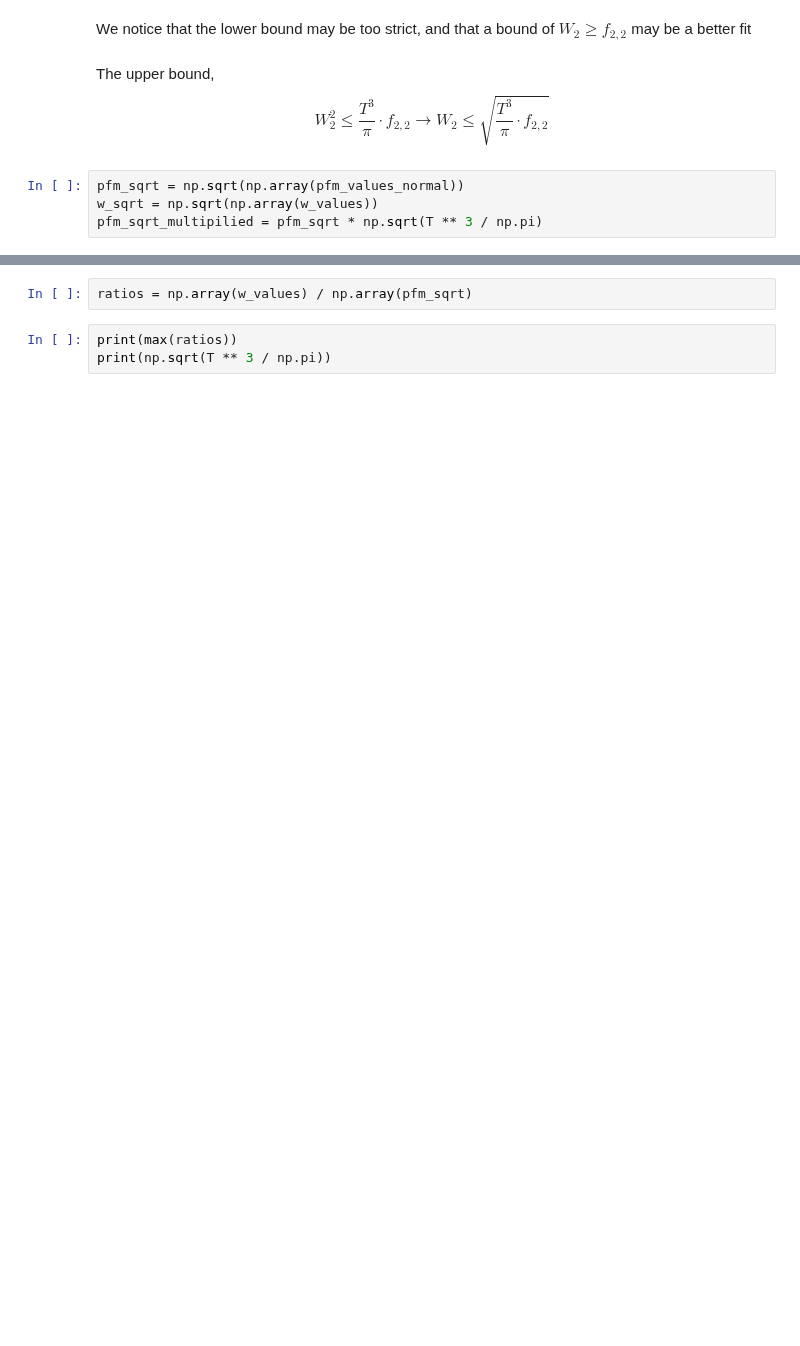
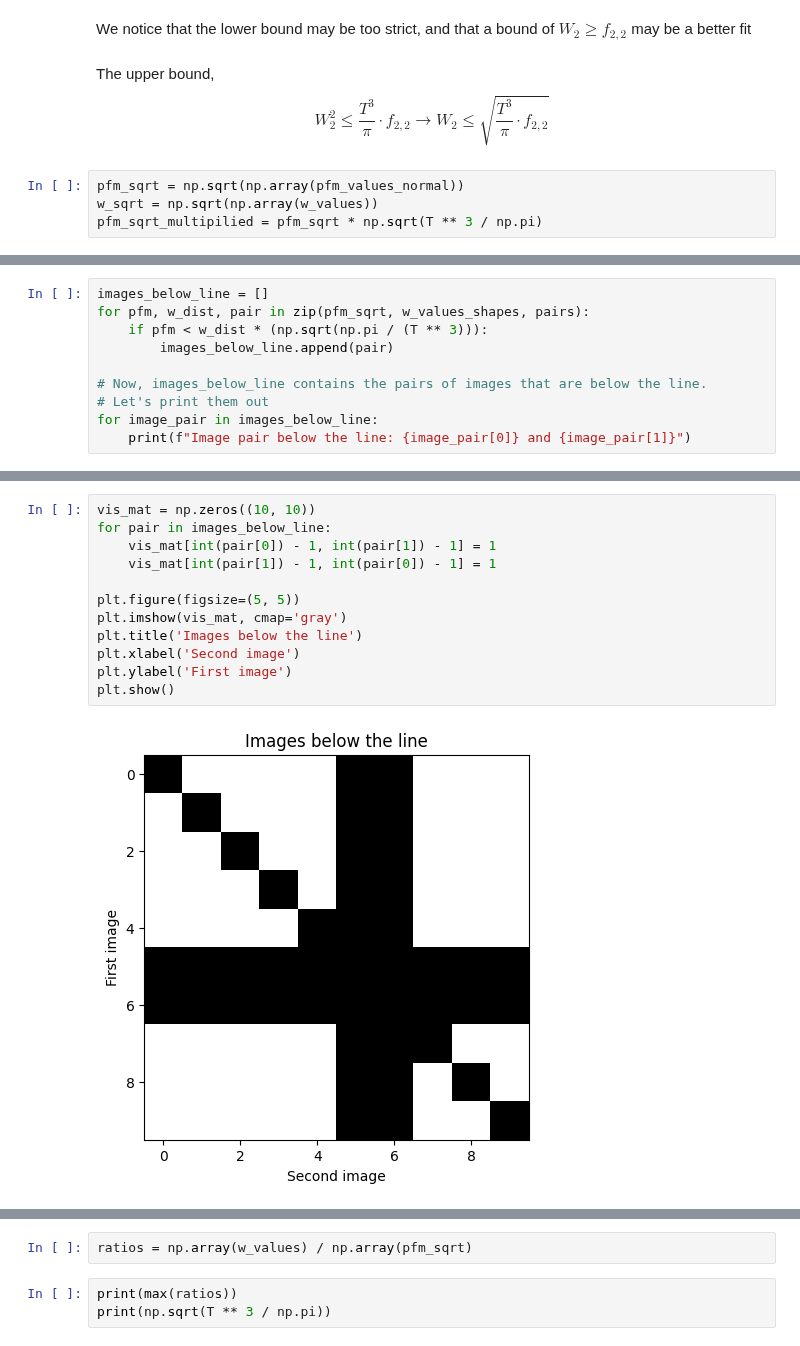
Before and after one commit to warik21/Thesis, a Jupyter notebook: notebooks/Exploring_DFT.ipynb, the cells around one changed output, grey strips where cells are left out. Saved outputs shown, nothing was run; the diff lists cells and outputs as text; blank space fills up the shorter version.

```diff
--- a/notebooks/Exploring_DFT.ipynb
+++ b/notebooks/Exploring_DFT.ipynb
@@ -209,0 +253,10 @@ plt.show()
+# %%
+images_below_line = []
+for pfm, w_dist, pair in zip(pfm_sqrt, w_values_shapes, pairs):
+    if pfm < w_dist * (np.sqrt(np.pi / (T ** 3))):
+        images_below_line.append(pair)
+
+# Now, images_below_line contains the pairs of images that are below the line.
+# Let's print them out
+for image_pair in images_below_line:
+    print(f"Image pair below the line: {image_pair[0]} and {image_pair[1]}")
@@ -209,0 +281,14 @@ plt.show()
+# %%
+vis_mat = np.zeros((10, 10))
+for pair in images_below_line:
+    vis_mat[int(pair[0]) - 1, int(pair[1]) - 1] = 1
+    vis_mat[int(pair[1]) - 1, int(pair[0]) - 1] = 1
+
+plt.figure(figsize=(5, 5))
+plt.imshow(vis_mat, cmap='gray')
+plt.title('Images below the line')
+plt.xlabel('Second image')
+plt.ylabel('First image')
+plt.show()
+# %% [output]
+[figure, added]
```
Also changed, not shown: parts of 15 cells of this notebook, 2 other files.
